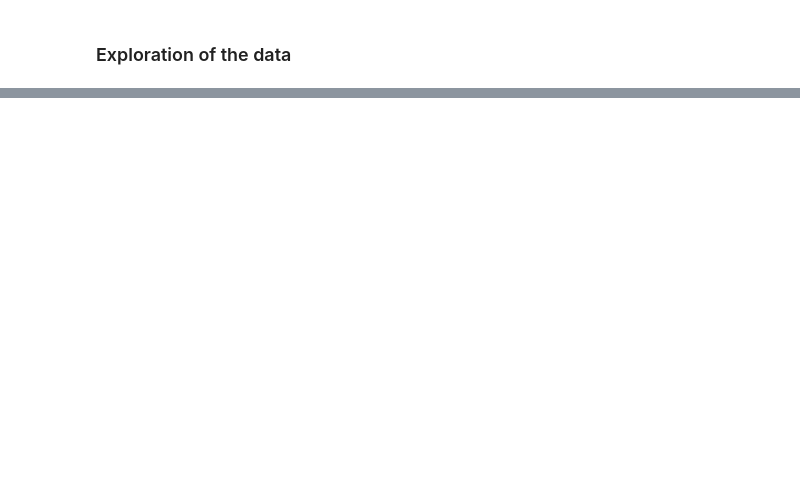
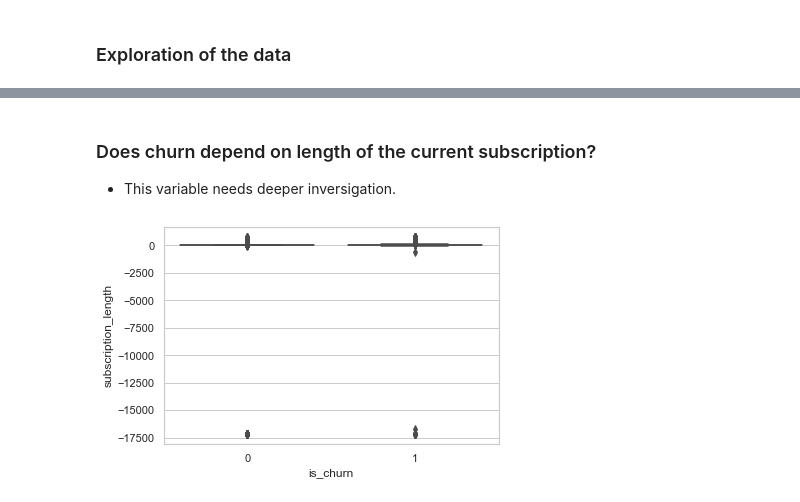
Before and after one commit to Olks/churn_prediction, a Jupyter notebook: churn_prediction.ipynb, the cells around one changed output, grey strips where cells are left out. Cells and saved outputs as stored; diff of their text form; code cells hidden in the pictures; blank space fills up the shorter version.

```diff
--- a/churn_prediction.ipynb
+++ b/churn_prediction.ipynb
@@ -318,0 +252,8 @@ submission_int = xgb_model.predict(test_with_features[features])
+# %% [markdown]
+### Does churn depend on length of the current subscription?
+- This variable needs deeper inversigation.
+# %%
+ax = sns.boxplot(x="is_churn", y="subscription_length",
+                 data=train_with_features_deduplicated) #.loc[train_with_features_deduplicated.subscription_length >= 0])
+# %% [output]
+[figure, added]
```
Also changed, not shown: parts of 97 cells of this notebook, 1 other file.
